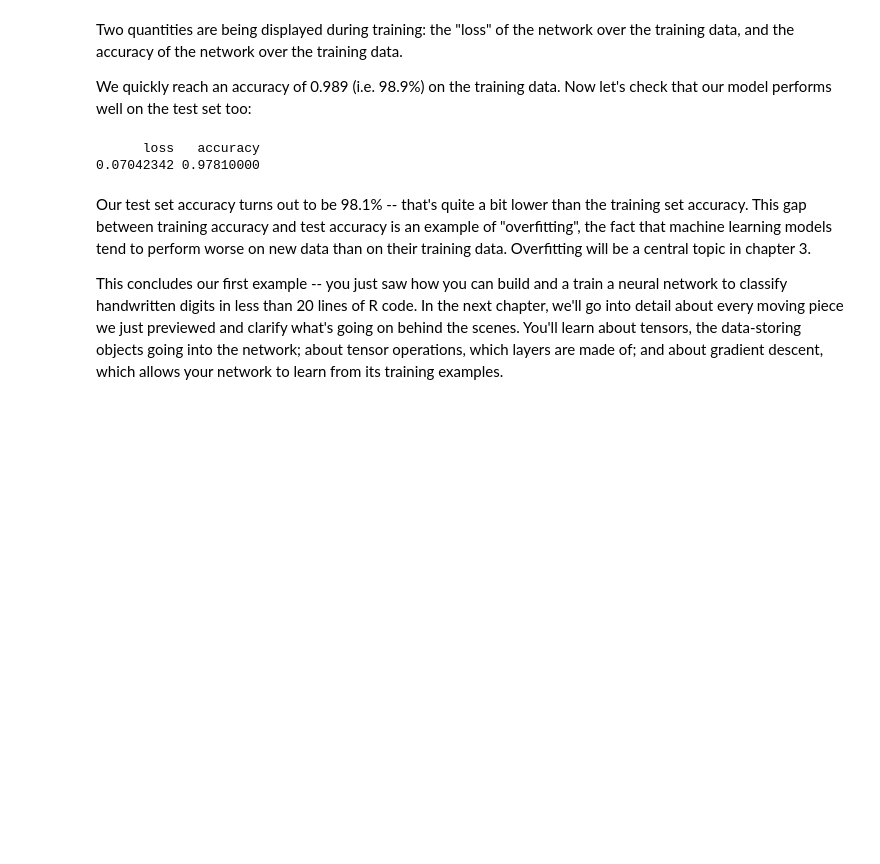
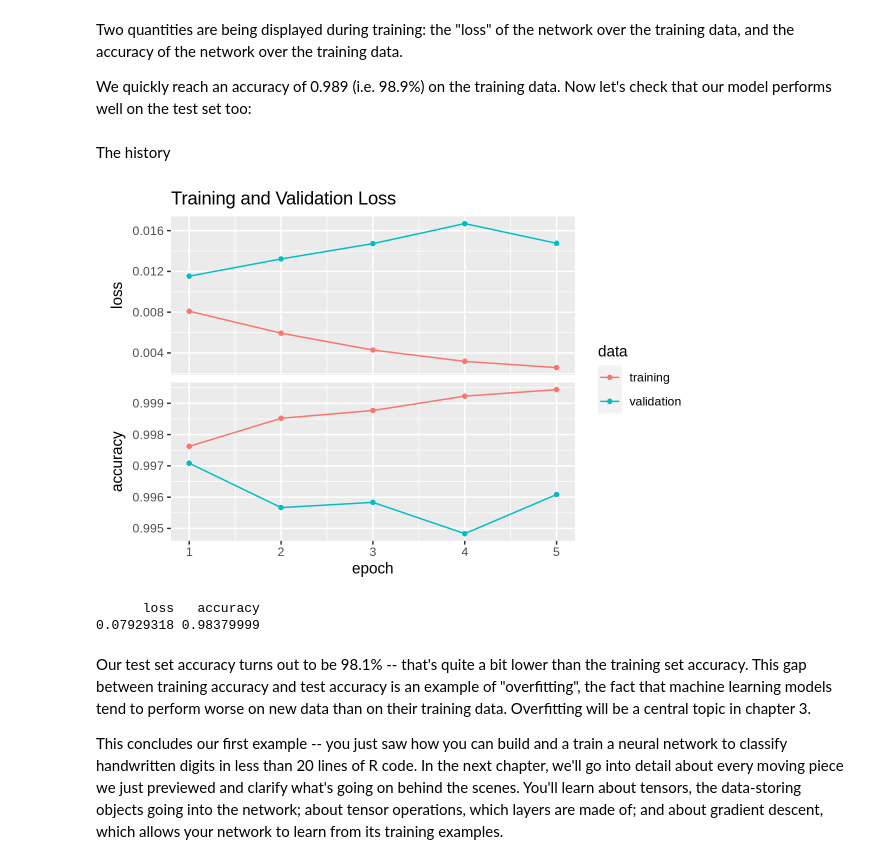
Before and after one commit to mgcr271/deep-learning-with-r-notebooks, a Jupyter notebook: notebooks/2.1-a-first-look-at-a-neural-network.ipynb, the cells around one changed output. Cells and saved outputs as stored; diff of their text form; code cells hidden in the pictures; blank space fills up the shorter version.

Commit message:
add plot for training and validation loss

```diff
--- a/notebooks/2.1-a-first-look-at-a-neural-network.ipynb
+++ b/notebooks/2.1-a-first-look-at-a-neural-network.ipynb
@@ -89,17 +91,28 @@ test_labels <- to_categorical(test_labels)
 # %% [markdown]
 We are now ready to train our network, which in Keras is done via a call to the `fit` method of the network: we "fit" the model to its training data.
 # %%
-network %>% fit(train_images, train_labels, epochs = 5, batch_size = 128)
+history <- network %>%
+  fit(train_images, train_labels, epochs = 5, batch_size = 128, validation_split = 0.2)
 # %% [markdown]
 Two quantities are being displayed during training: the "loss" of the network over the training data, and the accuracy of the network over the training data.
 
 We quickly reach an accuracy of 0.989 (i.e. 98.9%) on the training data. Now let's check that our model performs well on the test set too:
+# %% [markdown]
+The history
+# %%
+options(repr.plot.width = 6, repr.plot.height = 4, repr.plot.res = 200)
+plot(history) +
+  ggplot2::geom_line() +
+  ggplot2::labs(title = 'Training and Validation Loss')
+# %% [output]
+[figure, added]
 # %%
-metrics <- network %>% evaluate(test_images, test_labels, verbose = 0)
+metrics <- network %>%
+  evaluate(test_images, test_labels, verbose = 0)
 metrics
 # %% [output]
       loss   accuracy
-0.07042342 0.97810000
+0.07929318 0.98379999
 # %% [markdown]
 Our test set accuracy turns out to be 98.1% -- that's quite a bit lower than the training set accuracy. This gap between training accuracy and test accuracy is an example of "overfitting", the fact that machine learning models tend to perform worse on new data than on their training data. Overfitting will be a central topic in chapter 3.
 
```
Also changed, not shown: parts of 1 cell of this notebook.
